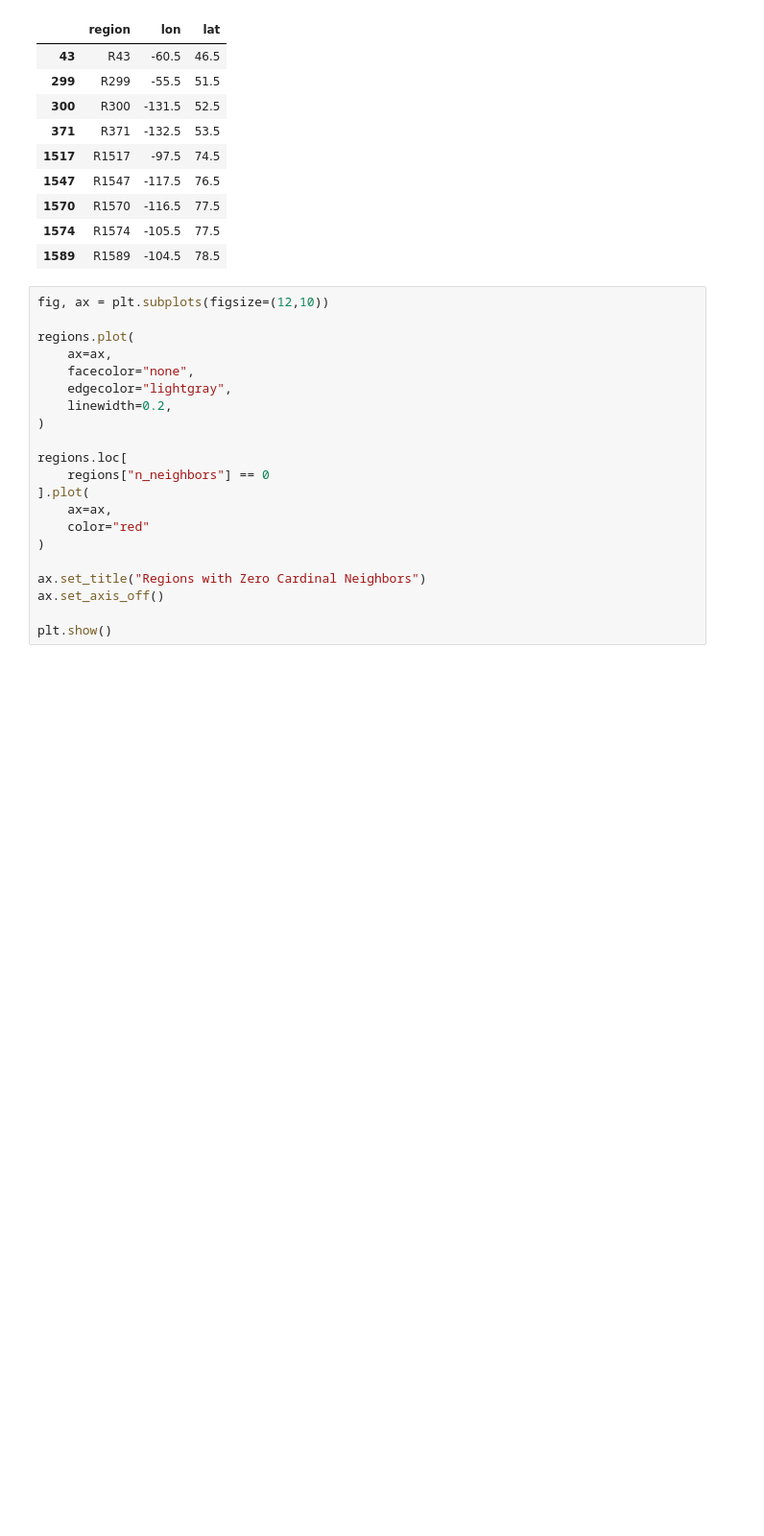
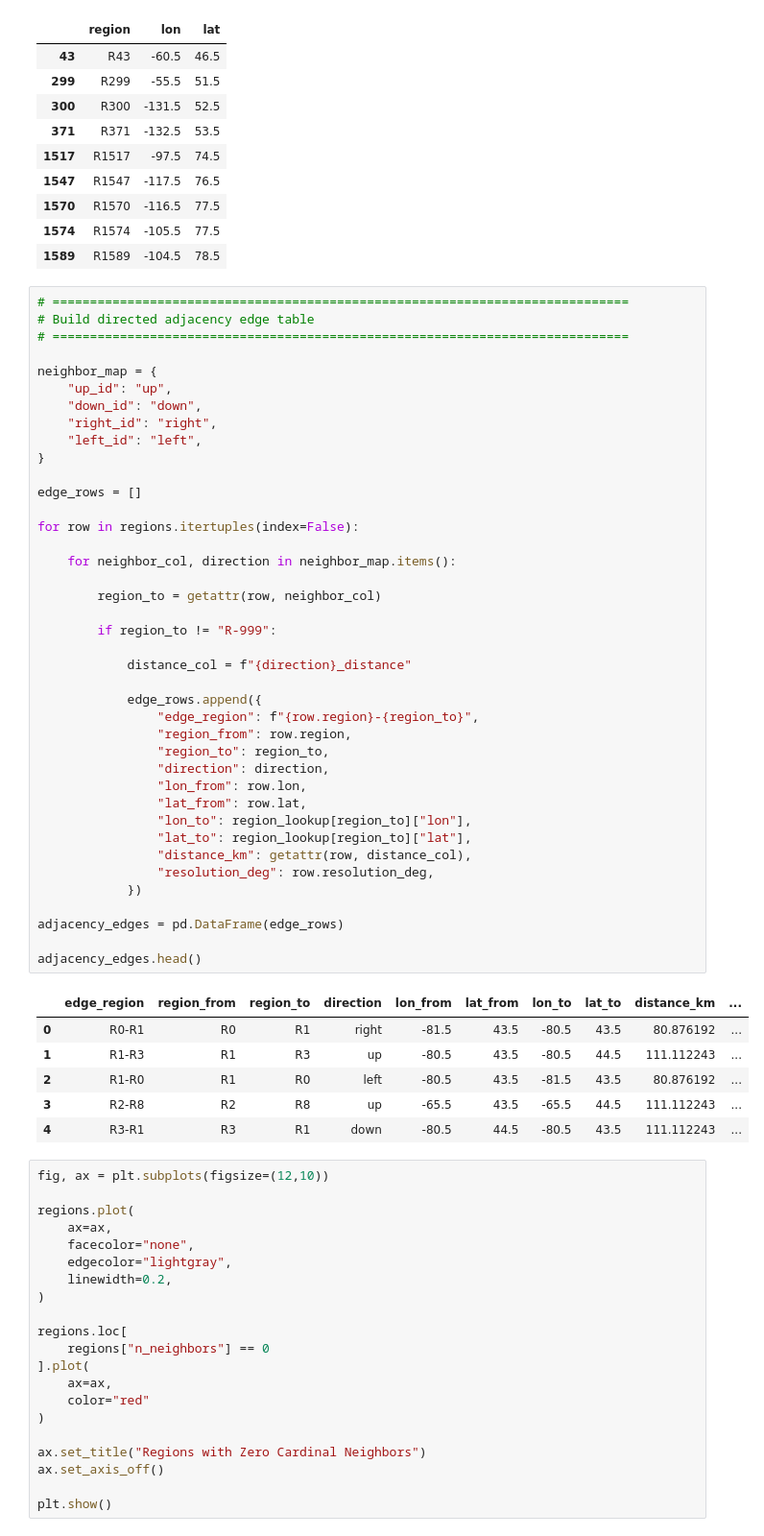
Before and after one commit to andrew-vigars/temoa_geospace, a Jupyter notebook: notebooks/notebook5_build_region_adjacency_graph.ipynb, the cells around one changed output. Shown at 96% size. Saved outputs shown, nothing was run; the diff lists cells and outputs as text; blank space fills up the shorter version.

```diff
--- a/notebooks/notebook5_build_region_adjacency_graph.ipynb
+++ b/notebooks/notebook5_build_region_adjacency_graph.ipynb
@@ -355,6 +357,53 @@ isolated_regions
 | 1570 | R1570 | -116.5 | 77.5 |
 | 1574 | R1574 | -105.5 | 77.5 |
 | 1589 | R1589 | -104.5 | 78.5 |
+# %%
+# =============================================================================
+# Build directed adjacency edge table
+# =============================================================================
+
+neighbor_map = {
+    "up_id": "up",
+    "down_id": "down",
+    "right_id": "right",
+    "left_id": "left",
+}
+
+edge_rows = []
+
+for row in regions.itertuples(index=False):
+
+    for neighbor_col, direction in neighbor_map.items():
+
+        region_to = getattr(row, neighbor_col)
+
+        if region_to != "R-999":
+
+            distance_col = f"{direction}_distance"
+
+            edge_rows.append({
+                "edge_region": f"{row.region}-{region_to}",
+                "region_from": row.region,
+                "region_to": region_to,
+                "direction": direction,
+                "lon_from": row.lon,
+                "lat_from": row.lat,
+                "lon_to": region_lookup[region_to]["lon"],
+                "lat_to": region_lookup[region_to]["lat"],
+                "distance_km": getattr(row, distance_col),
+                "resolution_deg": row.resolution_deg,
+            })
+
+adjacency_edges = pd.DataFrame(edge_rows)
+
+adjacency_edges.head()
+# %% [output]
+|  | edge_region | region_from | region_to | direction | lon_from | lat_from | lon_to | lat_to | distance_km | ... |
+| 0 | R0-R1 | R0 | R1 | right | -81.5 | 43.5 | -80.5 | 43.5 | 80.876192 | ... |
+| 1 | R1-R3 | R1 | R3 | up | -80.5 | 43.5 | -80.5 | 44.5 | 111.112243 | ... |
+| 2 | R1-R0 | R1 | R0 | left | -80.5 | 43.5 | -81.5 | 43.5 | 80.876192 | ... |
+| 3 | R2-R8 | R2 | R8 | up | -65.5 | 43.5 | -65.5 | 44.5 | 111.112243 | ... |
+| 4 | R3-R1 | R3 | R1 | down | -80.5 | 44.5 | -80.5 | 43.5 | 111.112243 | ... |
 # %%
 fig, ax = plt.subplots(figsize=(12,10))
 
```
Also changed, not shown: parts of 3 cells of this notebook.
